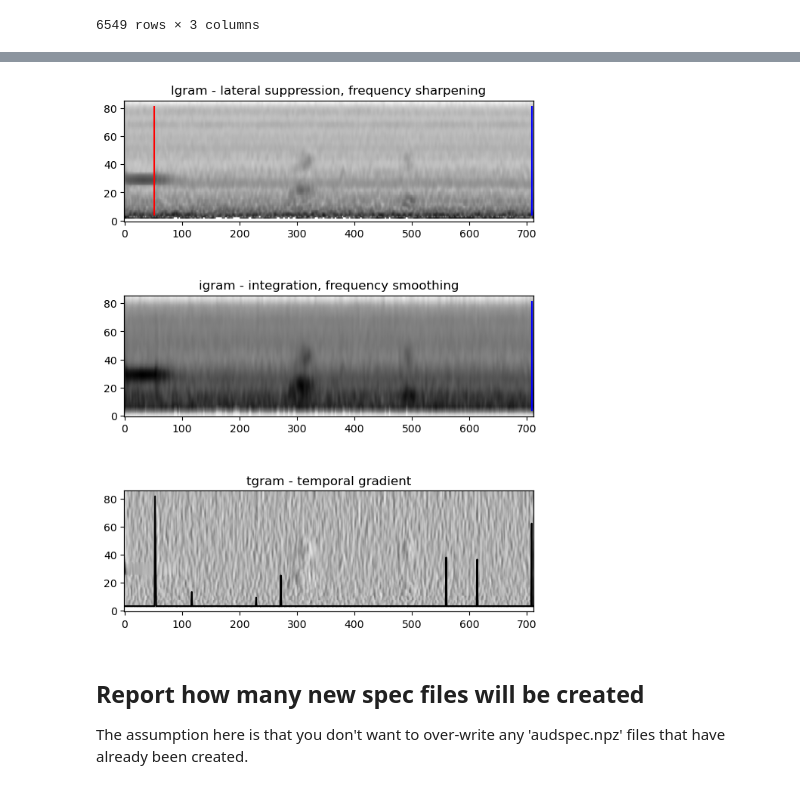
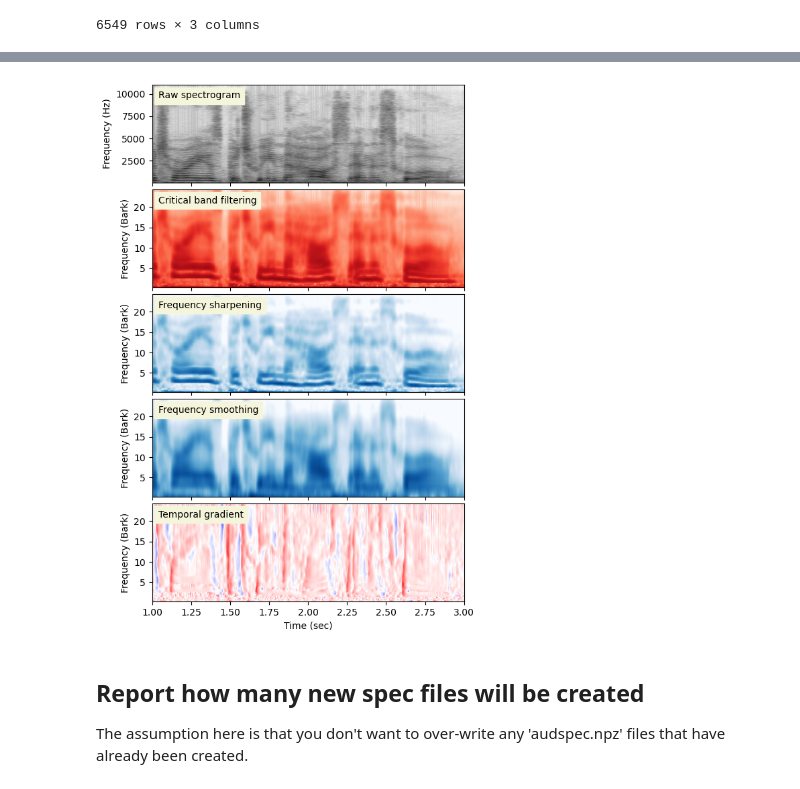
Before and after one commit to rsprouse/audspec, a Jupyter notebook: doc/Make_auditory_spectrograms.ipynb, the cells around one changed output, grey strips where cells are left out. Saved outputs shown, nothing was run; the diff lists cells and outputs as text; code cells hidden in the pictures.

```diff
--- a/doc/Make_auditory_spectrograms.ipynb
+++ b/doc/Make_auditory_spectrograms.ipynb
@@ -11,15 +13,15 @@ from phonlab.utils import dir2df
 # %%
 # Where to find the .wav files and textgrids.
 wavdir = Path(
-    'C:/data/xray_microbeam_database'
+    '/Users/kjohnson/Google Drive/xray_microbeam_database'
 )
 # Where to stash the spectrograms.
 specdir = Path(
-    'C:/data/xray_microbeam_database_audspec'
+    '/Users/kjohnson/Google Drive/xray_microbeam_database/audspec'
 )
 
 fs = 22050     # The .wav files will be resampled to the rate specified by `fs`.
-step = 0.005  # The frame step for the spectrogram, in seconds.
+step = 0.003  # The frame step for the spectrogram, in seconds.
 maxpatterson_coef = 100
 rfftparams = {            # Params passed to rfft() in make_zgram()
     'overwrite_x': True,  # Try to reduce memory usage
@@ -29,7 +31,7 @@ rfftparams = {            # Params passed to rfft() in make_zgram()
 ## Create the objects used in the analysis
 # %%
 # The Audspec to use for each of the .wav files.
-aud = Audspec(fs, step_size=step, maxcbfiltn=maxpatterson_coef)
+aud = audspec.Audspec(fs, step_size=step, maxcbfiltn=maxpatterson_coef)
 
 # Create image filters.
 sharpen = aud.create_sharp_filter(span=6, mult=2)
@@ -66,6 +68,7 @@ Also here calculating an energy envelope for each type of *gram
 # %%
 import matplotlib.pyplot as plt
 import librosa
+from mpl_toolkits.axes_grid1.axes_grid import Grid
 
 %matplotlib inline
 
@@ -73,10 +76,13 @@ import IPython.display as ipd
 
 s = np.random.randint(len(wavdf))      # pick a random file for illustration
 wavfile = wavdir / wavdf['relpath'][s] / wavdf['fname'][s]
+print(wavfile)
 
-data, _ = librosa.load(wavfile, sr=22050, mono=False)  # read data
+fs = 22050
+data, _ = librosa.load(wavfile, sr=fs, mono=False)  # read data
 if (data.shape[0]==2): data = data[0]                  # pick a channel if stereo
 
+data = data[fs:fs+fs*2]  # two seconds, starting at 1 second
 aud.make_zgram(data, rfftparams)   # critical band filtering
 
 # derive three kinds of spectrogram
@@ -85,40 +91,56 @@ igram = aud.apply_filt(aud.zgram, blur, axis=0, half_rectify=True)  # frequency
 tgram = stats.zscore(np.gradient(aud.zgram,axis=0),axis=0)  # temporal change
 
 # energy envelope  -- sum across spectrum
-l_env = stats.zscore(np.nansum(lgram,axis=1))  # Zscore of sum energy across freq channels
-t_env = stats.zscore(np.nansum(tgram,axis=1))
+z_env = stats.zscore(np.sum(aud.zgram,axis=1))  # Zscore of sum energy across freq channels
+t_env = stats.zscore(np.sum(tgram,axis=1))
 
-l_edges = np.gradient(l_env)  # gradient across channels in the lgram
-t_env[t_env < 2] = 2   # limit to points that are > 2 sd above mean
+z_grad = np.gradient(z_env)  # gradient of energy envelope
+#t_env[t_env < 2] = 2   # limit to points that are > 2 sd above mean
 
-lpeak = np.argmax(l_edges)
+zpeak = np.argmax(z_grad)
 tpeak = np.argmax(t_env[2:-1])
 
-# make the figure
-fig, [ax1,ax2, ax3] = plt.subplots(3, 1)
-ax1.imshow(lgram.T, origin='lower', aspect='auto', cmap = plt.cm.Greys)
-ax2.imshow(igram.T, origin='lower', aspect='auto', cmap = plt.cm.Greys)
-ax3.imshow(tgram.T, origin='lower', aspect='auto',cmap = plt.cm.Greys)
-ax1.title.set_text('lgram - lateral suppression, frequency sharpening')
-ax2.title.set_text('igram - integration, frequency smoothing')
-ax3.title.set_text('tgram - temporal gradient')
-ax1a = ax1.twinx()
-ax1a.vlines(x = tpeak,ymin=0,ymax=1,color='r')
-ax1a.vlines(x = lpeak,ymin=0,ymax=1,color='b')
-ax1a.set_yticks([])
-#ax1a.plot(l_env, 'k')
-ax2a = ax2.twinx()
-ax2a.vlines(x = lpeak,ymin=0,ymax=1,color='b')
-ax2a.set_yticks([])
-ax3a = ax3.twinx()
-#ax3a.vlines(x = tpeak,ymin=0,ymax=1,color='r')
-ax3a.plot(t_env, 'k')
-ax3a.set_yticks([])
-fig.tight_layout()
-fig.set_size_inches(6, 8)
 
-print("{}:".format(wavdf['fname'][s]))
-print("peak gradient of igram envelope {}, peak in tgram envelope {}".format(lpeak,tpeak))
+fig = plt.figure(figsize=(6,10))
+[ax1,ax2,ax3,ax4,ax5] = Grid(fig, rect=111, nrows_ncols=(5, 1),
+            axes_pad=0.1, label_mode='L')
+bgcolor = 'beige'
+
+extent = (1.0,3.0,min(aud.fft_freqs),max(aud.fft_freqs))  # get the time and frequency values for indices.
+ax1.imshow(20 * np.log(aud.spect.T), origin='lower', aspect='auto',
+           extent=extent, cmap = plt.cm.Greys)
+ax1.set(xlabel="Time (sec)", ylabel="Frequency (Hz)")
+
+extent = (1.0,3.0,min(aud.zfreqs),max(aud.zfreqs))  # get the time and frequency values for indices.
+ax2.imshow(aud.zgram.T,origin='lower', aspect='auto',
+           extent=extent, cmap = plt.cm.Reds)
+ax2.set(xlabel="Time (sec)", ylabel="Frequency (Bark)")
+
+ax3.imshow(lgram.T, origin='lower', aspect='auto',
+           extent=extent, cmap = plt.cm.Blues)
+ax3.set(xlabel="Time (sec)", ylabel="Frequency (Bark)")
+
+ax4.imshow(igram.T, origin='lower', aspect='auto',
+           extent=extent, cmap = plt.cm.Blues)
+ax4.set(xlabel="Time (sec)", ylabel="Frequency (Bark)")
+
+ax5.imshow(tgram.T, origin='lower', aspect='auto',
+           extent=extent, cmap = plt.cm.bwr)
+ax5.set(xlabel="Time (sec)", ylabel="Frequency (Bark)")
+
+ax1.text(1.04,9500,'Raw spectrogram',backgroundcolor=bgcolor)
+ax2.text(1.04,21,'Critical band filtering',backgroundcolor=bgcolor)
+ax3.text(1.04,21,'Frequency sharpening',backgroundcolor=bgcolor)
+ax4.text(1.04,21,'Frequency smoothing',backgroundcolor=bgcolor)
+ax5.text(1.04,21,'Temporal gradient',backgroundcolor=bgcolor)
+
+#ax5a = ax5.twinx()
+#ax5a.vlines(x = tpeak,ymin=np.min(t_env),ymax=np.max(t_env),color='r')
+#ax5a.plot(t_env, 'k',linestyle="dotted")
+#ax5a.set_yticks([])
+#fig.tight_layout()
+
+print(f"peak gradient of zgram envelope {zpeak}, peak in tgram envelope {tpeak}")
 
 ipd.Audio(data,rate=22050)   # put up the audio control object
 # %% [output]
@@ -127,2 +149,2 @@ peak gradient of igram envelope 709, peak in tgram envelope 51
 [interactive output not drawn]
-[figure, old version]
+[figure, new version]
```
Also changed, not shown: parts of 6 cells of this notebook, 7 other files.
